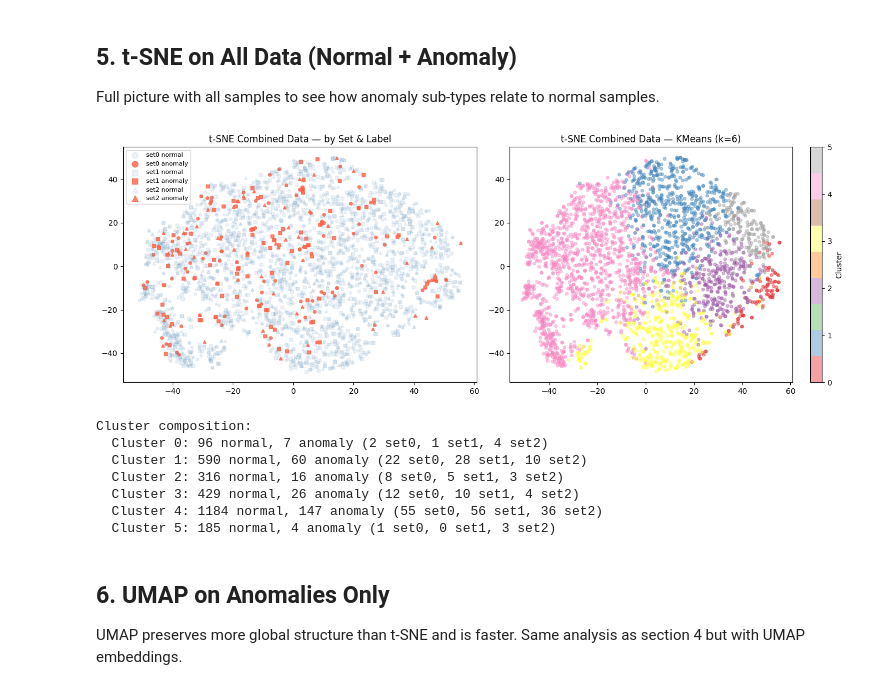
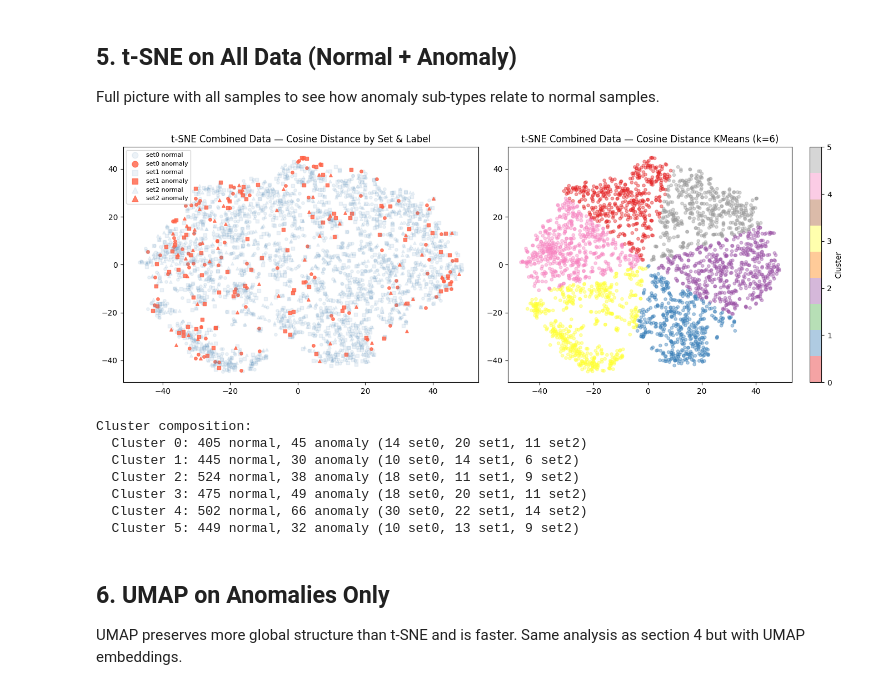
Before and after one commit to Zypperman/cs421pain, a Jupyter notebook: Strategies/EDA/visualising compressed (012).ipynb, the cells around one changed output. Saved outputs shown, nothing was run; the diff lists cells and outputs as text; code cells hidden in the pictures.

```diff
--- a/Strategies/EDA/visualising compressed (012).ipynb
+++ b/Strategies/EDA/visualising compressed (012).ipynb
@@ -274,8 +274,14 @@ anomaly_mask = np.asarray(y_all).ravel() == 1
 X_anom_pca = X_pca[anomaly_mask]
 source_anom = source[anomaly_mask]
 
-tsne_anom = TSNE(n_components=2, perplexity=30, random_state=42, max_iter=1000)
-X_anom_tsne = tsne_anom.fit_transform(X_anom_pca)
+# Cosine distance is available directly in t-SNE
+X_anom_tsne = TSNE(
+    n_components=2,
+    perplexity=30,
+    metric="cosine",
+    random_state=42,
+    max_iter=1000,
+).fit_transform(X_anom_pca)
 
 fig, axes = plt.subplots(1, 2, figsize=(14, 5))
 
@@ -284,16 +290,17 @@ for src, color in [('set0', 'steelblue'), ('set1', 'darkorange'), ('set2', 'medi
     mask = source_anom == src
     axes[0].scatter(X_anom_tsne[mask, 0], X_anom_tsne[mask, 1],
                    c=color, alpha=0.6, s=30, label=f'{src}')
-axes[0].set_title('t-SNE of Anomalies — by Source Set')
+axes[0].set_title('t-SNE of Anomalies — Cosine Distance by Source Set')
 axes[0].legend()
 
 # KMeans with k=5 to find sub-clusters
+X_anom_tsne_norm = Normalizer().fit_transform(X_anom_tsne)
 km = KMeans(n_clusters=5, random_state=42, n_init=10)
-cluster_labels = km.fit_predict(X_anom_pca)
+cluster_labels = km.fit_predict(X_anom_tsne_norm)
 
 scatter = axes[1].scatter(X_anom_tsne[:, 0], X_anom_tsne[:, 1],
                           c=cluster_labels, cmap='Set1', alpha=0.6, s=30)
-axes[1].set_title('t-SNE of Anomalies — KMeans (k=5) Clusters')
+axes[1].set_title('t-SNE of Anomalies — Cosine Distance KMeans (k=5)')
 plt.colorbar(scatter, ax=axes[1], label='Cluster')
 
 plt.tight_layout()
@@ -338,51 +345,57 @@ Unique KMeans clusters found: [0 1 2 3 4]
 Full picture with all samples to see how anomaly sub-types relate to normal samples.
 # %%
 # t-SNE on all data
-tsne_all = TSNE(n_components=2, perplexity=30, random_state=34, max_iter=1000)
-X_all_tsne = tsne_all.fit_transform(X_pca[:, :20])  # Use top 20 PCs for speed
+X_all_tsne = TSNE(
+    n_components=2,
+    perplexity=30,
+    metric="cosine",
+    random_state=34,
+    max_iter=1000,
+).fit_transform(X_pca[:, :20])  # Use top 20 PCs for speed
 
 fig, axes = plt.subplots(1, 2, figsize=(14, 5))
 
 # By label + source set
 for src, marker in [('set0', 'o'), ('set1', 's'), ('set2', '^')]:
     for label, color in [(0, 'steelblue'), (1, 'tomato')]:
         mask = (source == src) & (y_all == label)
         lbl = f"{src} {'anomaly' if label else 'normal'}"
         axes[0].scatter(X_all_tsne[mask, 0], X_all_tsne[mask, 1],
                        c=color, marker=marker, alpha=0.8 if label == 1 else 0.1, s=15, label=lbl)
-axes[0].set_title('t-SNE Combined Data — by Set & Label')
+axes[0].set_title('t-SNE Combined Data — Cosine Distance by Set & Label')
 axes[0].legend(markerscale=2, fontsize=8)
 
 # KMeans k=6 on all data
+X_all_tsne_norm = Normalizer().fit_transform(X_all_tsne)
 km_all = KMeans(n_clusters=6, random_state=42, n_init=4)
-clusters_all = km_all.fit_predict(X_pca[:, :20])
+clusters_all = km_all.fit_predict(X_all_tsne_norm)
 scatter = axes[1].scatter(X_all_tsne[:, 0], X_all_tsne[:, 1],
                           c=clusters_all, cmap='Set1', alpha=0.4, s=15)
-axes[1].set_title('t-SNE Combined Data — KMeans (k=6)')
+axes[1].set_title('t-SNE Combined Data — Cosine Distance KMeans (k=6)')
 plt.colorbar(scatter, ax=axes[1], label='Cluster')
 
 plt.tight_layout()
 plt.show()
 
 # Cluster composition
 print("Cluster composition:")
 for c in range(6):
     mask = clusters_all == c
     n_norm = (y_all[mask] == 0).sum()
     n_anom = (y_all[mask] == 1).sum()
     n_set0 = ((source[mask] == 'set0') & (y_all[mask] == 1)).sum()
     n_set1 = ((source[mask] == 'set1') & (y_all[mask] == 1)).sum()
     n_set2 = ((source[mask] == 'set2') & (y_all[mask] == 1)).sum()
     print(f"  Cluster {c}: {n_norm} normal, {n_anom} anomaly ({n_set0} set0, {n_set1} set1, {n_set2} set2)")
 # %% [output]
-[figure, old version]
+[figure, new version]
 Cluster composition:
-  Cluster 0: 96 normal, 7 anomaly (2 set0, 1 set1, 4 set2)
-  Cluster 1: 590 normal, 60 anomaly (22 set0, 28 set1, 10 set2)
-  Cluster 2: 316 normal, 16 anomaly (8 set0, 5 set1, 3 set2)
-  Cluster 3: 429 normal, 26 anomaly (12 set0, 10 set1, 4 set2)
-  Cluster 4: 1184 normal, 147 anomaly (55 set0, 56 set1, 36 set2)
-  Cluster 5: 185 normal, 4 anomaly (1 set0, 0 set1, 3 set2)
+  Cluster 0: 405 normal, 45 anomaly (14 set0, 20 set1, 11 set2)
+  Cluster 1: 445 normal, 30 anomaly (10 set0, 14 set1, 6 set2)
+  Cluster 2: 524 normal, 38 anomaly (18 set0, 11 set1, 9 set2)
+  Cluster 3: 475 normal, 49 anomaly (18 set0, 20 set1, 11 set2)
+  Cluster 4: 502 normal, 66 anomaly (30 set0, 22 set1, 14 set2)
+  Cluster 5: 449 normal, 32 anomaly (10 set0, 13 set1, 9 set2)
 # %% [markdown]
 ## 6. UMAP on Anomalies Only
 
```
Also changed, not shown: parts of 12 cells of this notebook, 8 other files.
